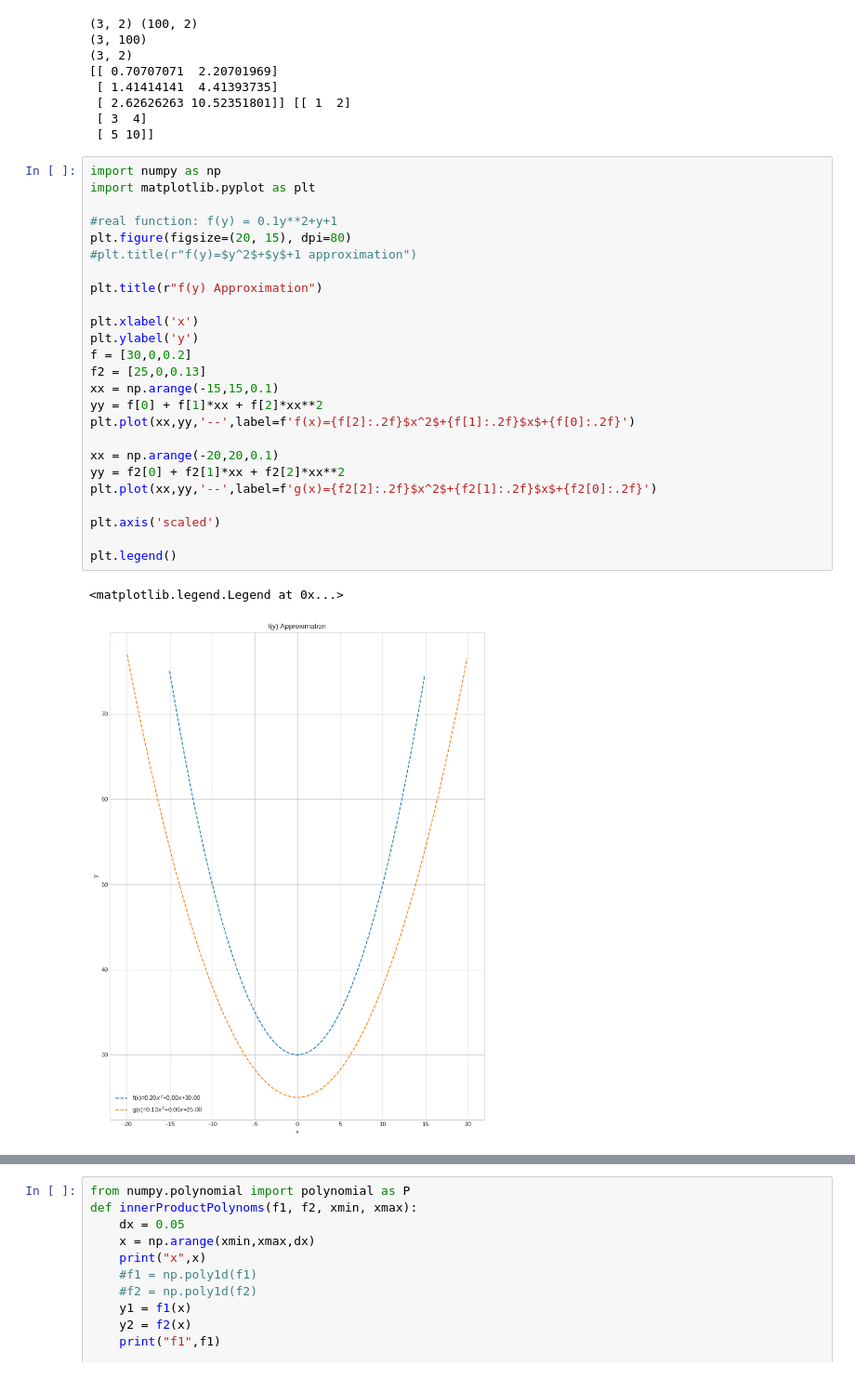
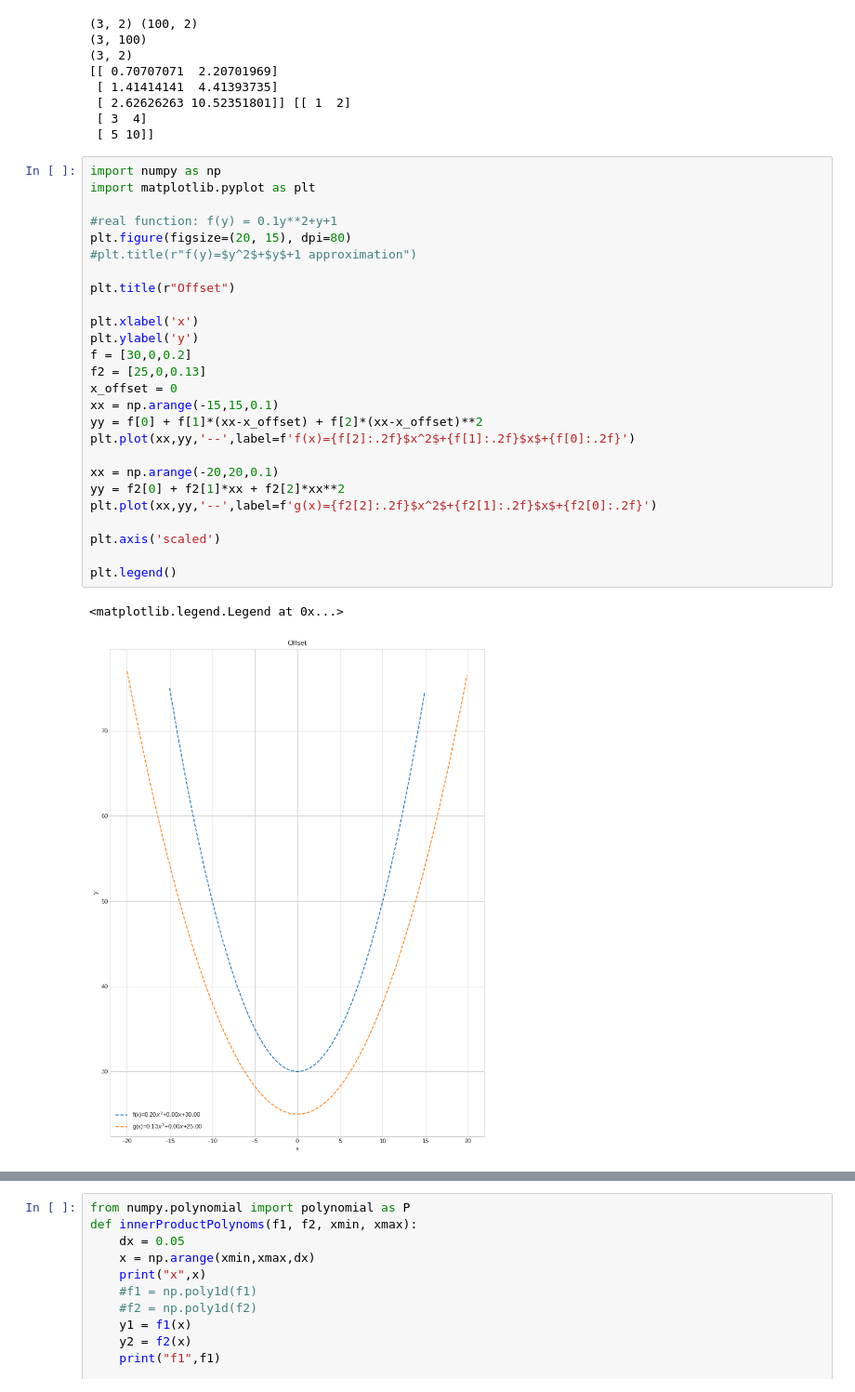
Before and after one commit to kfir1989/RadarLocalization, a Jupyter notebook: Paper.ipynb, the cells around one changed output, grey strips where cells are left out. Shown at 93% size. Saved outputs shown, nothing was run; the diff lists cells and outputs as text.

```diff
--- a/Paper.ipynb
+++ b/Paper.ipynb
@@ -497,28 +375,29 @@ print(D,M)
 # %%
 import numpy as np
 import matplotlib.pyplot as plt
 
 #real function: f(y) = 0.1y**2+y+1
 plt.figure(figsize=(20, 15), dpi=80)
 #plt.title(r"f(y)=$y^2$+$y$+1 approximation")
 
-plt.title(r"f(y) Approximation")
+plt.title(r"Offset")
 
 plt.xlabel('x')
 plt.ylabel('y')
 f = [30,0,0.2]
 f2 = [25,0,0.13]
+x_offset = 0
 xx = np.arange(-15,15,0.1)
-yy = f[0] + f[1]*xx + f[2]*xx**2
+yy = f[0] + f[1]*(xx-x_offset) + f[2]*(xx-x_offset)**2
 plt.plot(xx,yy,'--',label=f'f(x)={f[2]:.2f}$x^2$+{f[1]:.2f}$x$+{f[0]:.2f}')
 
 xx = np.arange(-20,20,0.1)
 yy = f2[0] + f2[1]*xx + f2[2]*xx**2
 plt.plot(xx,yy,'--',label=f'g(x)={f2[2]:.2f}$x^2$+{f2[1]:.2f}$x$+{f2[0]:.2f}')
 
 plt.axis('scaled')
 
 plt.legend()
 # %% [output]
 <matplotlib.legend.Legend at 0x...>
-[figure, old version]
+[figure, new version]
```
Also changed, not shown: parts of 14 cells of this notebook, 9 other files.
